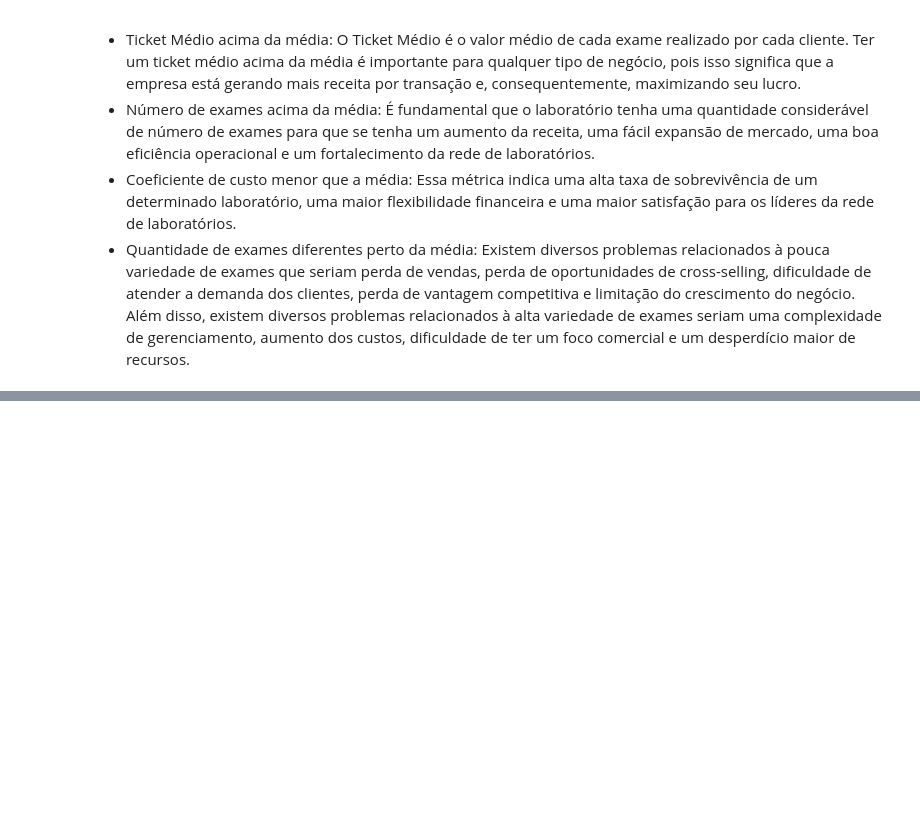
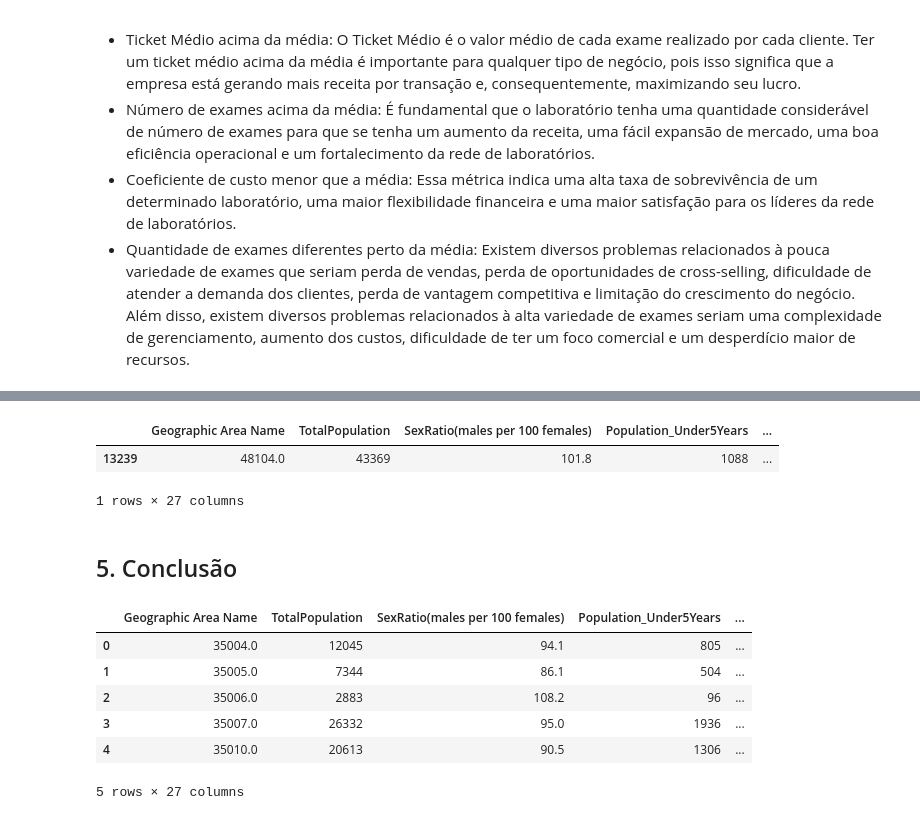
Before and after one commit to leotanaka4/desafio-elogroup, a Jupyter notebook: ans.ipynb, the cells around one changed output, grey strips where cells are left out. Saved outputs shown, nothing was run; the diff lists cells and outputs as text; code cells hidden in the pictures; blank space fills up the shorter version.

```diff
--- a/ans.ipynb
+++ b/ans.ipynb
@@ -500,3 +589,24 @@ df_labs_selecionados.head()
 # %% [output]
 |  | Zipcode | Lab Id | Address | Lat | Lon | Qtd de Clientes | Faturamento | Qtd de Exames | ... |
 | 90 | 48104.0 | L131 | 1000 E STADIUM, ANN ARBOR, MI 48104 | 42.260788 | -83.739119 | 6833 | 1514912.52 | 36232 | ... |
+# %%
+df_zip_selecionado = df_zip_codes[df_zip_codes["Geographic Area Name"] == 48104.0]
+df_zip_selecionado.head()
+# %% [output]
+|  | Geographic Area Name | TotalPopulation | SexRatio(males per 100 females) | Population_Under5Years | ... |
+| 13239 | 48104.0 | 43369 | 101.8 | 1088 | ... |
+1 rows × 27 columns
+# %% [markdown]
+## 5. Conclusão
+# %%
+
+df_zip_codes_sem_laboratorios = df_zip_codes[~df_zip_codes["Geographic Area Name"].isin(df_labs["Zipcode"].unique())]
+df_zip_codes_sem_laboratorios.head()
+# %% [output]
+|  | Geographic Area Name | TotalPopulation | SexRatio(males per 100 females) | Population_Under5Years | ... |
+| 0 | 35004.0 | 12045 | 94.1 | 805 | ... |
+| 1 | 35005.0 | 7344 | 86.1 | 504 | ... |
+| 2 | 35006.0 | 2883 | 108.2 | 96 | ... |
+| 3 | 35007.0 | 26332 | 95.0 | 1936 | ... |
+| 4 | 35010.0 | 20613 | 90.5 | 1306 | ... |
+5 rows × 27 columns
```
Also changed, not shown: parts of 8 cells of this notebook.
